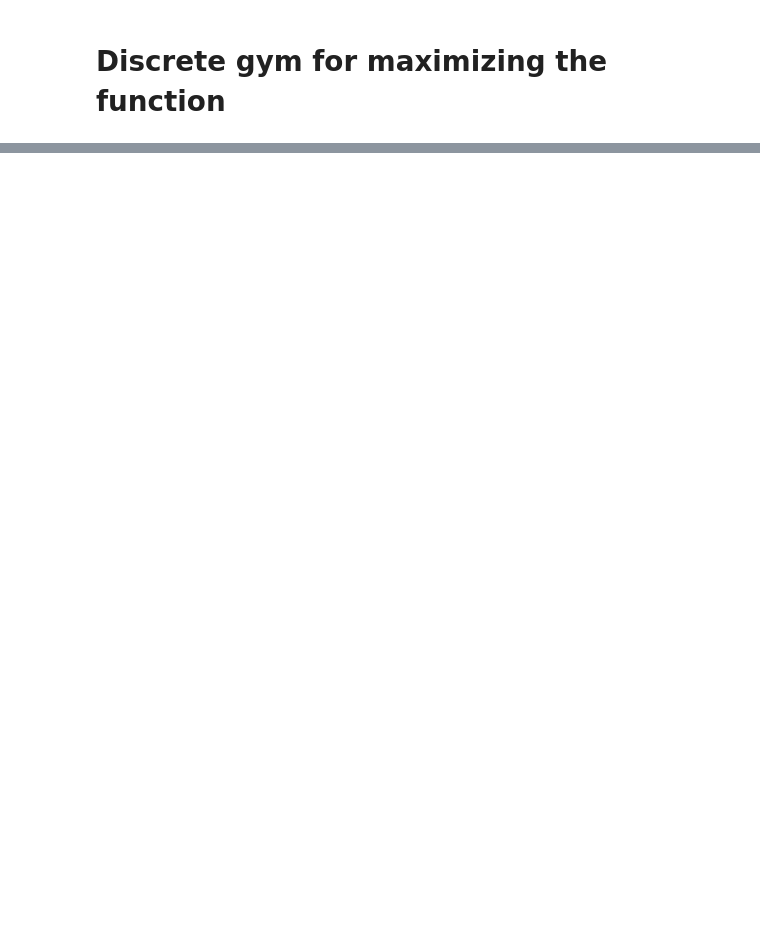
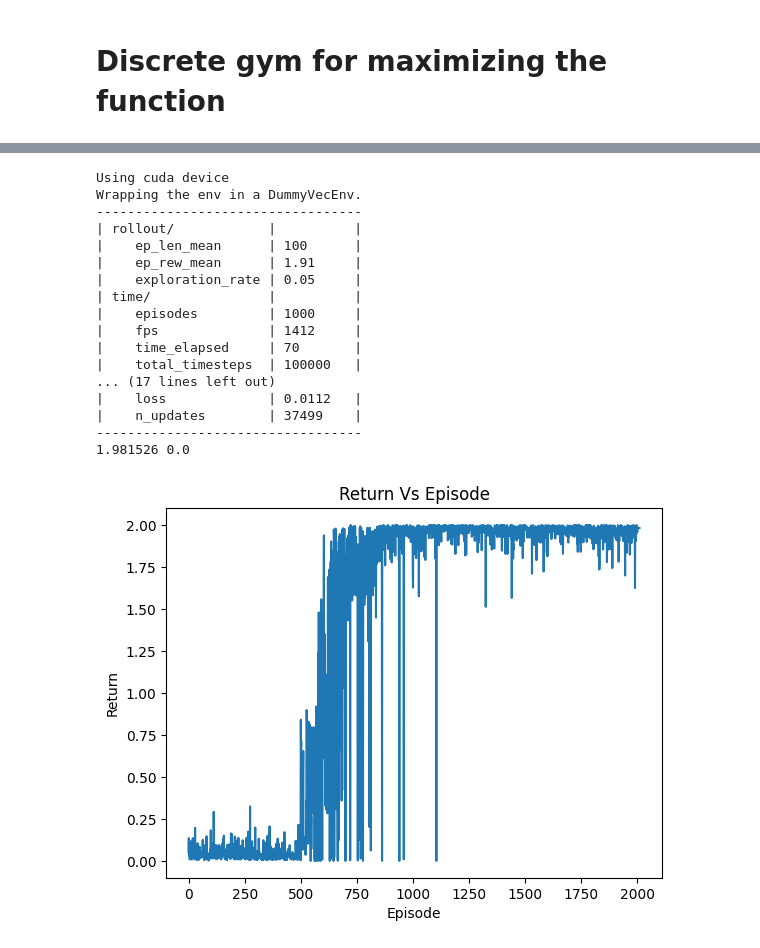
Before and after one commit to L-2-G/L-2-G.github.io, a Jupyter notebook: gyms/Simple Gym.ipynb, the cells around one changed output, grey strips where cells are left out. Cells and saved outputs as stored; diff of their text form; code cells hidden in the pictures; blank space fills up the shorter version.

```diff
--- a/gyms/Simple Gym.ipynb
+++ b/gyms/Simple Gym.ipynb
@@ -122,0 +153,43 @@ gym.envs.register(
+# %%
+from stable_baselines3 import DQN
+from stable_baselines3.common.evaluation import evaluate_policy
+from stable_baselines3.common.monitor import Monitor
+
+#Instantiate the easy environment
+env = gym.make("MaxGymEasy-v0")
+
+m_env = Monitor(env)
+
+# Instantiate the agent
+model = DQN("MlpPolicy", m_env, verbose=1)
+# Train the agent and display a progress bar
+model.learn(total_timesteps=int(2e5),log_interval=int(1e3))
+
+mean_reward, std_reward = evaluate_policy(model, model.get_env(), n_eval_episodes=10)
+
+print(mean_reward,std_reward)
+
+plt.plot(m_env.get_episode_rewards())
+plt.title("Return Vs Episode")
+plt.xlabel("Episode")
+plt.ylabel("Return")
+plt.show()
+# %% [output]
+Using cuda device
+Wrapping the env in a DummyVecEnv.
+----------------------------------
+| rollout/            |          |
+|    ep_len_mean      | 100      |
+|    ep_rew_mean      | 1.91     |
+|    exploration_rate | 0.05     |
+| time/               |          |
+|    episodes         | 1000     |
+|    fps              | 1412     |
+|    time_elapsed     | 70       |
+|    total_timesteps  | 100000   |
+... (17 lines left out)
+|    loss             | 0.0112   |
+|    n_updates        | 37499    |
+----------------------------------
+1.981526 0.0
+[figure, added]
```
Also changed, not shown: parts of 13 cells of this notebook.
